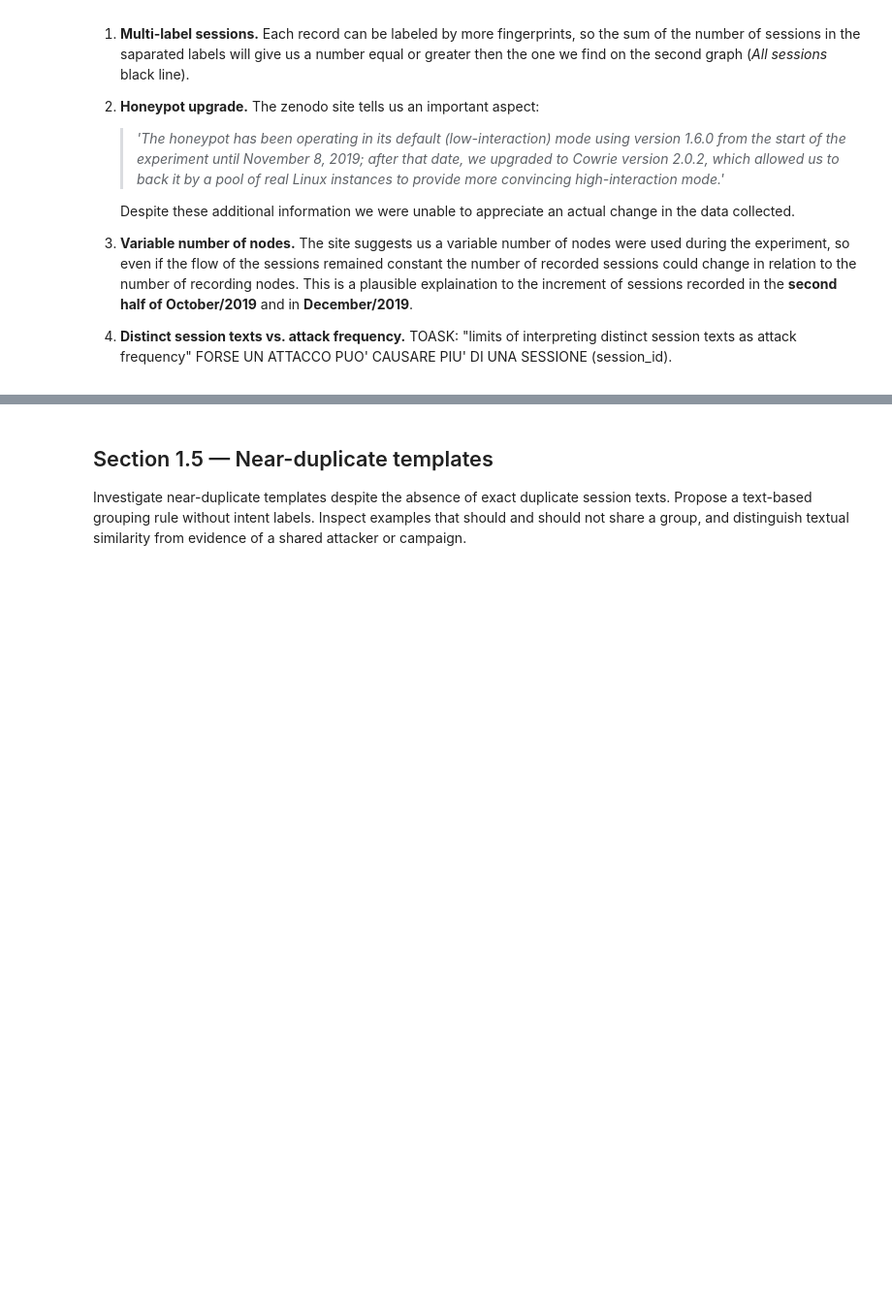
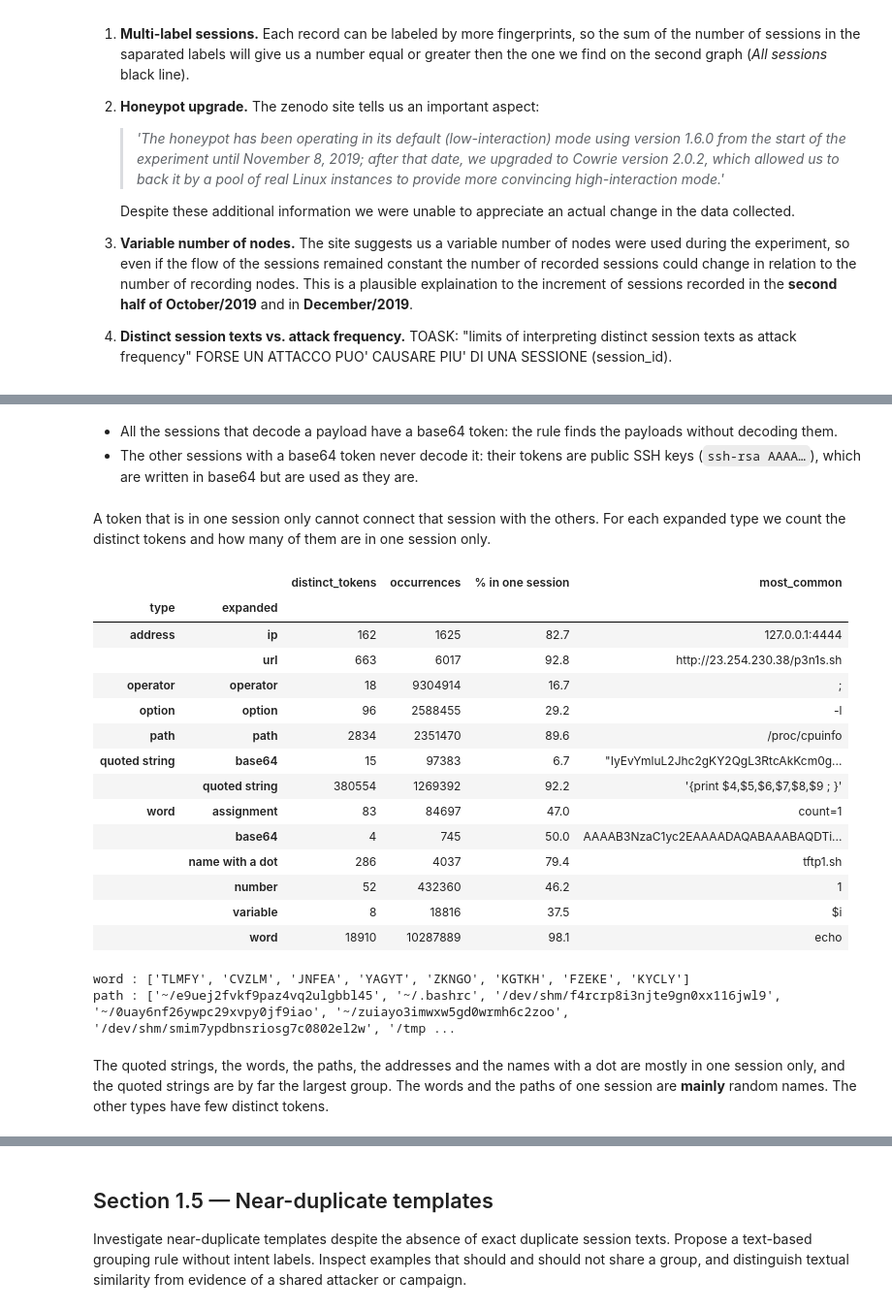
Before and after one commit to grabls/proj6_ml4n, a Jupyter notebook: notebooks/01_data.ipynb, the cells around one changed output, grey strips where cells are left out. Shown at 97% size. Drawn from its saved outputs; the diff is of its cells as text; code cells hidden in the pictures; blank space fills up the shorter version.

```diff
--- a/notebooks/01_data.ipynb
+++ b/notebooks/01_data.ipynb
@@ -324,0 +539,19 @@ TODO: TOASK:
+# %%
+# The distinct tokens that are equal to another one in lower case
+shell_recap["lower"] = shell_recap["token"].str.lower()
+twins = shell_recap[shell_recap["lower"].duplicated(keep=False)]
+print("Distinct tokens:", len(shell_recap))
+print("Tokens that become equal to another one in lower case:", len(twins))
+print(twins["type"].value_counts().to_string())      # ... and their types
+
+# For each group of equal tokens, the two that are in the largest number of sessions
+pairs = twins.sort_values("n_sessions", ascending=False).groupby("lower").agg(
+    type = ("type", "first"),
+    token_1 = ("token", "first"),
+    n_sessions_1 = ("n_sessions", "first"),
+    token_2 = ("token", lambda tokens : tokens.iloc[1]),
+    n_sessions_2 = ("n_sessions", lambda n : n.iloc[1]),
+)
+
+# The two most frequent pairs of each type
+display(pairs.sort_values("n_sessions_2", ascending=False).groupby("type").head(2))
@@ -324,0 +635,43 @@ TODO: TOASK:
+# %% [markdown]
+- All the sessions that decode a payload have a base64 token: the rule finds the payloads without decoding them.
+- The other sessions with a base64 token never decode it: their tokens are public SSH keys (`ssh-rsa AAAA…`), which are written in base64 but are used as they are.
+# %% [markdown]
+A token that is in one session only cannot connect that session with the others. For each expanded type we count the distinct tokens and how many of them are in one session only.
+# %%
+shell_recap["expanded"] = shell_recap["token"].map(data.expanded_type)
+
+# One row for each expanded type
+expanded_table = shell_recap.groupby(["type", "expanded"]).agg(
+    distinct_tokens = ("token", "size"),
+    occurrences = ("occurrences", "sum"),
+)
+in_one_session = shell_recap[shell_recap["n_sessions"] == 1].groupby(["type", "expanded"]).size()
+expanded_table["% in one session"] = (100 * in_one_session / expanded_table["distinct_tokens"]).round(1)
+expanded_table["most_common"] = shell_recap.sort_values("n_sessions").groupby(["type", "expanded"])["token"].last()
+
+display(expanded_table)
+
+# Some of the words and of the paths that are in one session only
+only_one = shell_recap[shell_recap["n_sessions"] == 1]
+for kind in ["word", "path"]:
+    print(kind, ":", only_one.loc[only_one["expanded"] == kind, "token"].sample(8, random_state=data.SEED).tolist())
+# %% [output]
+|  |  | distinct_tokens | occurrences | % in one session | most_common |
+| type | expanded |  |  |  |  |
+| address | ip | 162 | 1625 | 82.7 | 127.0.0.1:4444 |
+|  | url | 663 | 6017 | 92.8 | http://23.254.230.38/p3n1s.sh |
+| operator | operator | 18 | 9304914 | 16.7 | ; |
+| option | option | 96 | 2588455 | 29.2 | -l |
+| path | path | 2834 | 2351470 | 89.6 | /proc/cpuinfo |
+| quoted string | base64 | 15 | 97383 | 6.7 | "IyEvYmluL2Jhc2gKY2QgL3RtcAkKcm0g... |
+|  | quoted string | 380554 | 1269392 | 92.2 | '{print $4,$5,$6,$7,$8,$9 ; }' |
+| word | assignment | 83 | 84697 | 47.0 | count=1 |
+|  | base64 | 4 | 745 | 50.0 | AAAAB3NzaC1yc2EAAAADAQABAAABAQDTi... |
+|  | name with a dot | 286 | 4037 | 79.4 | tftp1.sh |
+|  | number | 52 | 432360 | 46.2 | 1 |
+|  | variable | 8 | 18816 | 37.5 | $i |
+|  | word | 18910 | 10287889 | 98.1 | echo |
+word : ['TLMFY', 'CVZLM', 'JNFEA', 'YAGYT', 'ZKNGO', 'KGTKH', 'FZEKE', 'KYCLY']
+path : ['~/e9uej2fvkf9paz4vq2ulgbbl45', '~/.bashrc', '/dev/shm/f4rcrp8i3njte9gn0xx116jwl9', '~/0uay6nf26ywpc29xvpy0jf9iao', '~/zuiayo3imwxw5gd0wrmh6c2zoo', '/dev/shm/smim7ypdbnsriosg7c0802el2w', '/tmp ...
+# %% [markdown]
+The quoted strings, the words, the paths, the addresses and the names with a dot are mostly in one session only, and the quoted strings are by far the largest group. The words and the paths of one session are **mainly** random names. The other types have few distinct tokens.
```
Also changed, not shown: parts of 49 cells of this notebook, 1 other file.
